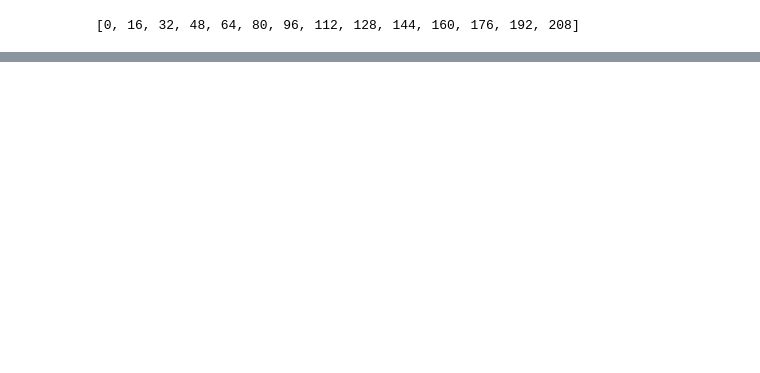
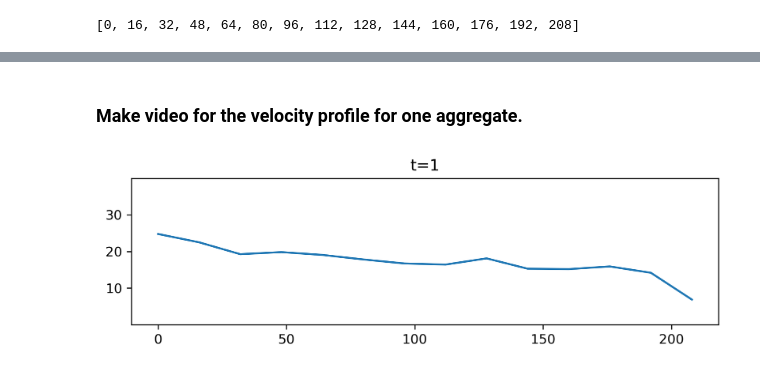
Before and after one commit to rzhou-space/PIV_analysis_headon_data, a Jupyter notebook: mesenchym_analysis.ipynb, the cells around one changed output, grey strips where cells are left out. Saved outputs shown, nothing was run; the diff lists cells and outputs as text; code cells hidden in the pictures; blank space fills up the shorter version.

```diff
--- a/mesenchym_analysis.ipynb
+++ b/mesenchym_analysis.ipynb
@@ -106,0 +105,18 @@ plt.show()
+# %% [markdown]
+### Make video for the velocity profile for one aggregate.
+# %%
+fig = plt.figure(figsize=(8, 2), dpi=300)
+def make_frame(t):
+    plt.clf()
+
+    mean_v = velocity_cal(M[t][7:34, 12:39])
+    radius_pixel = [i*16 for i in range(len(mean_v))]
+    plt.plot(radius_pixel, mean_v)
+    plt.ylim(0, 40)
+    plt.yticks([10, 20, 30], [10, 20, 30])
+    plt.title("t=" + str(t+1))
+
+myanim = FuncAnimation(fig, make_frame, frames = np.shape(U)[0]-1, interval = 500)
+myanim.save("velocity_profile_agg_1.mp4", writer="ffmpeg")
+# %% [output]
+[figure, added]
```
Also changed, not shown: parts of 21 cells of this notebook.
